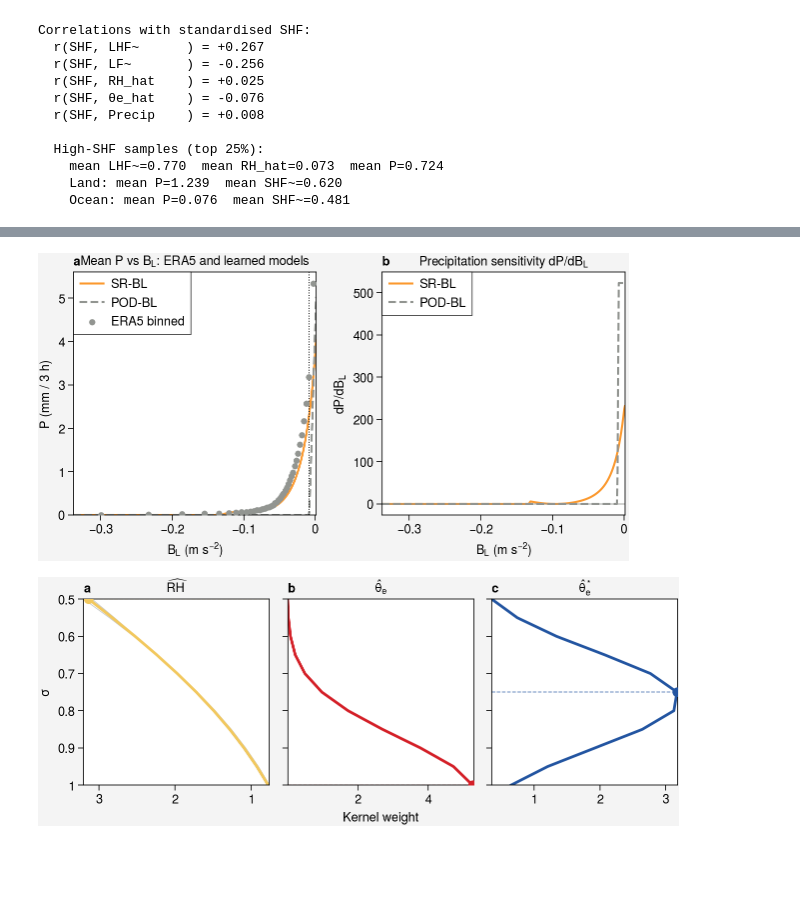
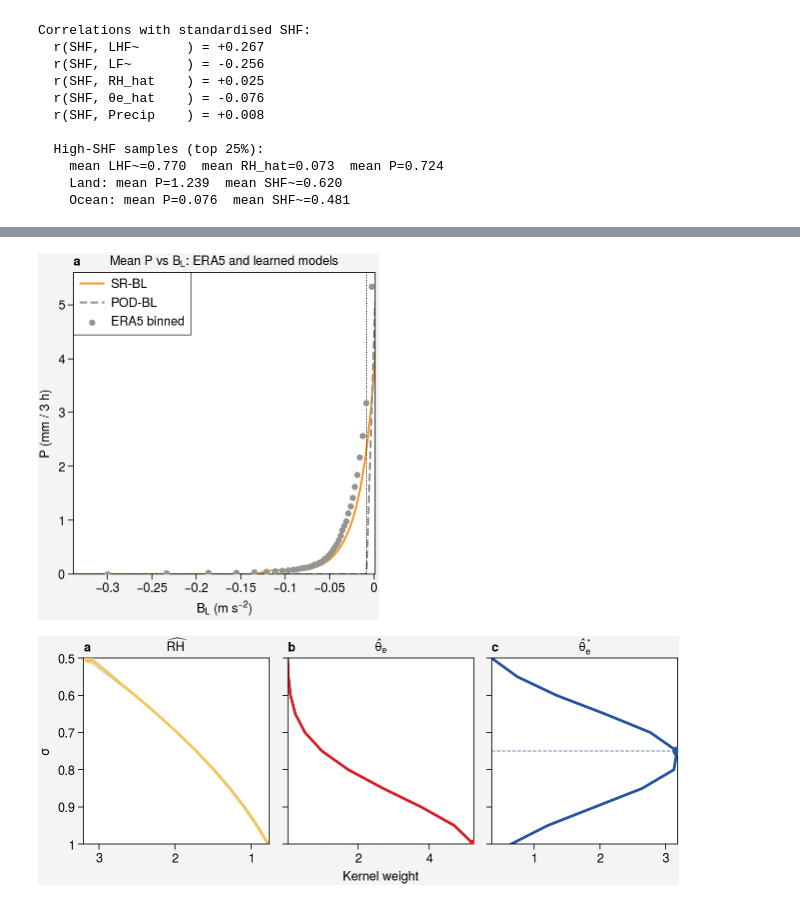
Before and after one commit to savannahferretti/monsoon-discovery, a Jupyter notebook: notebooks/dependence.ipynb, the cells around one changed output, grey strips where cells are left out. Drawn from its saved outputs; the diff is of its cells as text; code cells hidden in the pictures; blank space fills up the shorter version.

```diff
--- a/notebooks/dependence.ipynb
+++ b/notebooks/dependence.ipynb
@@ -66,7 +66,9 @@ with xr.open_dataset(os.path.join(SPLITSDIR, f'norm_{SPLIT}.h5'), engine='h5netc
     dsig = _ds['dsig'].values                                   # (nsig,)
 
     levmin, levmax = CONFIGS['domain']['levrange']
-    sig_coords = np.linspace(levmin/1000, levmax/1000, nsig)    # σ ∈ [0.5, 1.0] for kernel plots
+    # Prefer actual sigma coordinate over linspace to match 0_weights.ipynb
+    sig_coords = (_ds.coords['sig'].values if 'sig' in _ds.coords
+                  else np.linspace(levmin/1000, levmax/1000, nsig))
 
     # Field stacks for kernel integration (nsamples, nfieldvars, nsig)
     _farrs = [_ds[v].transpose('time','lat','lon','sig').values.reshape(-1, nsig)
@@ -81,12 +83,10 @@ with xr.open_dataset(os.path.join(SPLITSDIR, f'norm_{SPLIT}.h5'), engine='h5netc
             return da.transpose('time','lat','lon').values.ravel()
         return np.tile(da.values, (ntime, 1, 1)).ravel()
 
-    # Scalar local vars (standardised) — tile time-invariant fields
     lf_norm  = _ravel(_ds['lf'])  if 'lf'  in _ds else None
     shf_norm = _ravel(_ds['shf']) if 'shf' in _ds else None
     lhf_norm = _ravel(_ds['lhf']) if 'lhf' in _ds else None
 
-    # BL: direct if scalar, mean over sig if profile
     if 'bl' in _ds:
         _bl = _ds['bl']
         bl_norm = (_ravel(_bl.mean('sig')) if 'sig' in _bl.dims else _ravel(_bl))
@@ -100,13 +100,15 @@ def kernel_integrate(fields, weights, dsig, mask=None):
         w = w * mask[:, None, :]
     return w.sum(axis=2)                                        # (N, nfieldvars)
 
-# Load NN-GAUSS kernel weights (average across seeds)
+# Load NN-GAUSS kernel weights — also pull actual sig coordinate if stored in weights file
 _kw_list = []
 for _seed in NN_SEEDS:
     _wpath = os.path.join(WEIGHTSDIR, f'nn_gauss_{_seed}_weights.nc')
     if os.path.exists(_wpath):
         with xr.open_dataset(_wpath, engine='h5netcdf') as _wds:
             _kw_list.append(_wds['k'].values)                   # (nfieldvars, nsig)
+            if 'sig' in _wds.coords and len(_kw_list) == 1:
+                sig_coords = _wds.coords['sig'].values          # authoritative sigma levels
 
 if _kw_list:
     avg_kernel = np.mean(_kw_list, axis=0)                      # (nfieldvars, nsig) — for plotting
@@ -127,7 +129,7 @@ with xr.open_dataset(os.path.join(SPLITSDIR, f'{SPLIT}.h5'), engine='h5netcdf')
     true_flat = _ds.tp.transpose('time','lat','lon').values.ravel()
     if 'lf' in _ds:
         _lf2d       = _ds['lf'].squeeze() if 'time' not in _ds['lf'].dims else _ds['lf'].isel(time=0)
-        land_mask_2d = (_lf2d.values >= 0.5)                    # True = land
+        land_mask_2d = (_lf2d.values >= 0.5)
         land_flat    = np.broadcast_to(land_mask_2d[None], refshape).ravel().copy()
     else:
         land_mask_2d = land_flat = None
@@ -146,10 +148,12 @@ else:
 _pod_path = os.path.join(MODELSDIR, 'pod', 'pod_bl.npz')
 if os.path.exists(_pod_path):
     with np.load(_pod_path) as _d:
-        pod_alpha = float(_d['alpha']); pod_xcrit = float(_d['xcrit'])
+        pod_alpha    = float(_d['alpha']); pod_xcrit = float(_d['xcrit'])
+        pod_bins     = _d['bincenters'].copy()
+        pod_ymean    = _d['ymean'].copy()
     print(f'POD-BL: alpha={pod_alpha:.4f}, xcrit={pod_xcrit:.4f}')
 else:
-    pod_alpha = pod_xcrit = None
+    pod_alpha = pod_xcrit = pod_bins = pod_ymean = None
 
 valid = (np.isfinite(true_flat) & np.isfinite(rh_k) &
          np.isfinite(thetae_k) & np.isfinite(thetaestar_k))
@@ -483,61 +493,44 @@ else:
 # ── Fig D: SR-BL vs POD-BL  nonlinear buoyancy transition ────────────────────
 if 'sr_bl' not in SR_REGISTRY or bl_norm is None:
     print('sr_bl not in registry or bl unavailable — skipping')
 else:
     _c = SR_REGISTRY['sr_bl']['constants']
     a_bl, b_bl = _c['a'], _c['b']
     bl_std = float(STATS.get('bl_std', 1.0)); bl_mean = float(STATS.get('bl_mean', 0.0))
 
     bl_v = bl_norm[valid]; P_v = true_flat[valid]
     bl_nat_v = bl_v * bl_std + bl_mean                     # native BL units
 
     bl_lo, bl_hi = prange(bl_nat_v)
     bl_sw_nat = np.linspace(bl_lo, bl_hi, 400)
     bl_sw_nrm = (bl_sw_nat - bl_mean) / bl_std
 
     # SR-BL analytic prediction
     P_srbl = to_phys((bl_sw_nrm + a_bl)**3 + b_bl)
 
     # POD-BL analytic prediction
     P_pod = pod_alpha * np.maximum(0.0, bl_sw_nat - pod_xcrit) if pod_alpha is not None else None
 
     # 1-D binned observed
     _, bl_cen, obs_means, _ = bin1d(bl_nat_v, P_v)
 
-    # derivative dP/dBL
-    dbl  = bl_sw_nat[1] - bl_sw_nat[0]
-    dP_srbl = np.gradient(P_srbl, dbl)
-    dP_pod  = np.gradient(P_pod, dbl) if P_pod is not None else None
+    fig, ax = pplt.subplots(figwidth=3.5)
 
-    fig, axs = pplt.subplots(ncols=2, figwidth=6.0, share=False)
-
-    # (a) Binned obs + models
-    axs[0].scatter(bl_cen, obs_means, color='gray', s=15, zorder=4, label='ERA5 binned')
-    axs[0].plot(bl_sw_nat, P_srbl, color=COLORS['sr_bl'], lw=1.5, label=LABELS['sr_bl'])
+    ax.scatter(bl_cen, obs_means, color='gray', s=15, zorder=4, label='ERA5 binned')
+    ax.plot(bl_sw_nat, P_srbl, color=COLORS['sr_bl'], lw=1.5, label=LABELS['sr_bl'])
     if P_pod is not None:
-        axs[0].plot(bl_sw_nat, P_pod, color=COLORS['pod_bl'], lw=1.5, ls='--', label=LABELS['pod_bl'])
-    axs[0].axvline(pod_xcrit if pod_xcrit is not None else 0, color='k', lw=0.7, ls=':')
-    axs[0].format(xlabel=r'$B_L$ (m s$^{-2}$)', ylabel='P (mm / 3 h)',
-                  title=r'Mean P vs $B_L$: ERA5 and learned models',
-                  xlim=(bl_lo, bl_hi), ylim=(0, None))
-    axs[0].legend(loc='ul', ncols=1, fontsize=7)
-
-    # (b) Sensitivity dP/dBL
-    axs[1].plot(bl_sw_nat, dP_srbl, color=COLORS['sr_bl'], lw=1.5, label=LABELS['sr_bl'])
-    if dP_pod is not None:
-        axs[1].plot(bl_sw_nat, dP_pod, color=COLORS['pod_bl'], lw=1.5, ls='--', label=LABELS['pod_bl'])
-    axs[1].axhline(0, color='gray', lw=0.6)
-    axs[1].format(xlabel=r'$B_L$ (m s$^{-2}$)',
-                  ylabel=r'$\mathrm{d}P / \mathrm{d}B_L$',
-                  title=r'Precipitation sensitivity $\mathrm{d}P/\mathrm{d}B_L$',
-                  xlim=(bl_lo, bl_hi))
-    axs[1].legend(loc='ul', ncols=1, fontsize=7)
+        ax.plot(bl_sw_nat, P_pod, color=COLORS['pod_bl'], lw=1.5, ls='--', label=LABELS['pod_bl'])
+    ax.axvline(pod_xcrit if pod_xcrit is not None else 0, color='k', lw=0.7, ls=':')
+    ax.format(xlabel=r'$B_L$ (m s$^{-2}$)', ylabel='P (mm / 3 h)',
+              title=r'Mean P vs $B_L$: ERA5 and learned models',
+              xlim=(bl_lo, bl_hi), ylim=(0, None))
+    ax.legend(loc='ul', ncols=1, fontsize=7)
 
     fig.format(abc=True, grid=False)
     pplt.show()
-    fig.save('../figs/fig_srbl.pdf'); fig.save('../figs/fig_srbl.png')
+    fig.save('../figs/fig_srbl_v2.pdf'); fig.save('../figs/fig_srbl_v2.png')
 # %% [output]
-[figure, old version]
+[figure, new version]
 # %%
 # ── Fig E: Kernel summary — RH, θe, θe* ──────────────────────────────────────
 if avg_kernel is None:
```
Also changed, not shown: parts of 5 cells of this notebook, 15 other files.
